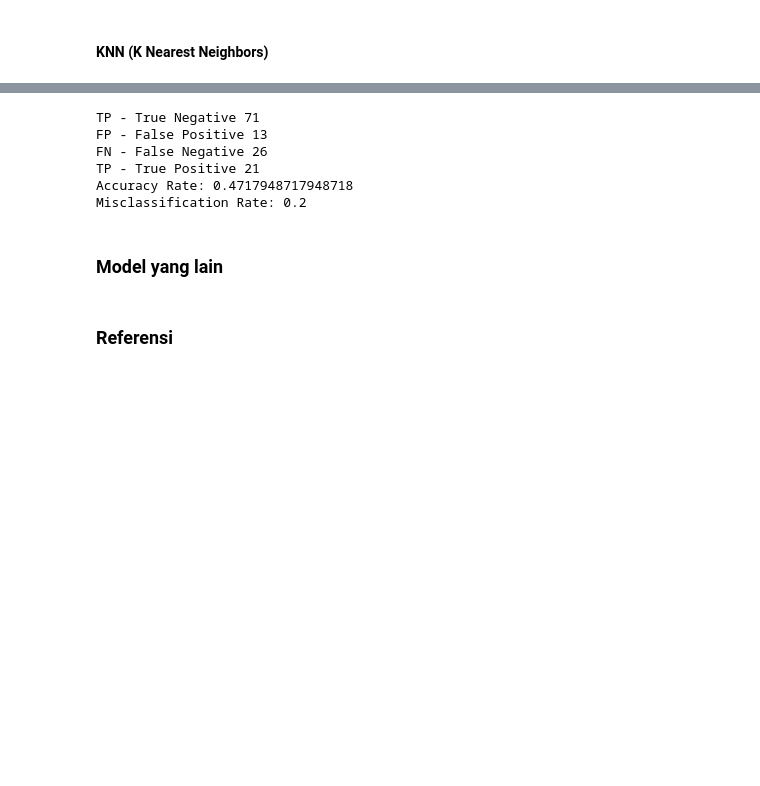
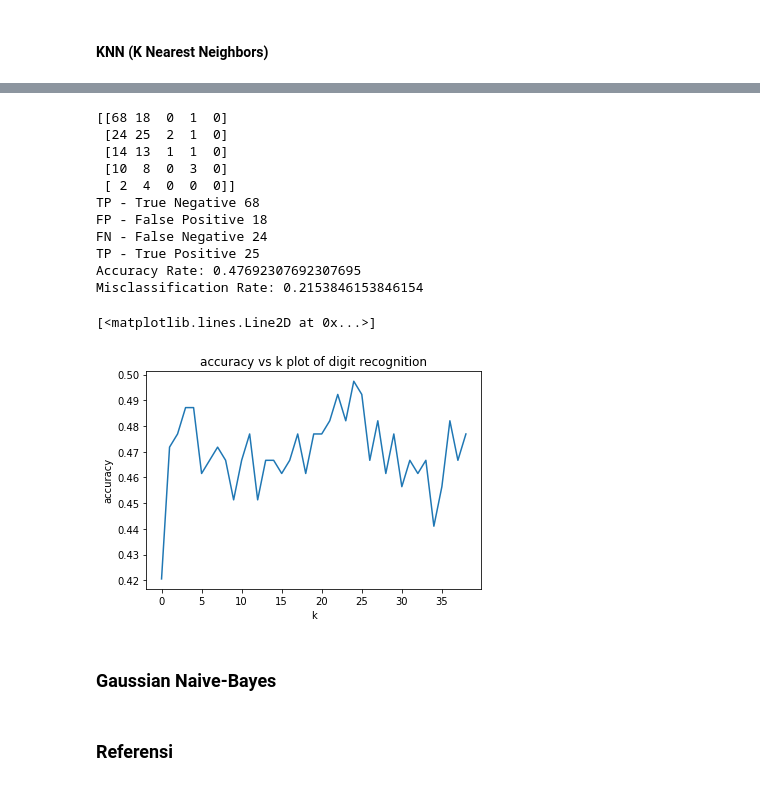
Before and after one commit to aldoazali/ButuhPassingan_IF3170, a Jupyter notebook: IF3170_Butuh_Passingan.ipynb, the cells around one changed output, grey strips where cells are left out. Saved outputs shown, nothing was run; the diff lists cells and outputs as text; code cells hidden in the pictures; blank space fills up the shorter version.

```diff
--- a/IF3170_Butuh_Passingan.ipynb
+++ b/IF3170_Butuh_Passingan.ipynb
@@ -262,7 +297,7 @@ weighted avg       0.40      0.49      0.43       195
 # %%
 # Print out confusion matrix
 cmat = confusion_matrix(y_test_split, predict_knn)
-#print(cmat)
+print(cmat)
 print('TP - True Negative {}'.format(cmat[0,0]))
 print('FP - False Positive {}'.format(cmat[0,1]))
 print('FN - False Negative {}'.format(cmat[1,0]))
@@ -270,11 +305,14 @@ print('TP - True Positive {}'.format(cmat[1,1]))
 print('Accuracy Rate: {}'.format(np.divide(np.sum([cmat[0,0],cmat[1,1]]),np.sum(cmat))))
 print('Misclassification Rate: {}'.format(np.divide(np.sum([cmat[0,1],cmat[1,0]]),np.sum(cmat))))
 # %% [output]
-TP - True Negative 71
-FP - False Positive 13
-FN - False Negative 26
-TP - True Positive 21
-Accuracy Rate: 0.4717948717948718
-Misclassification Rate: 0.2
+[[68 18  0  1  0]
+ [24 25  2  1  0]
+ [14 13  1  1  0]
+ [10  8  0  3  0]
+ [ 2  4  0  0  0]]
+TP - True Negative 68
+FP - False Positive 18
+FN - False Negative 24
+TP - True Positive 25
+Accuracy Rate: 0.47692307692307695
+Misclassification Rate: 0.2153846153846154
-# %% [markdown]
-### Model yang lain
@@ -282,0 +319,18 @@ Misclassification Rate: 0.2
+# %%
+val_accuracy = []
+for i in np.arange(1,40):
+    knn = KNeighborsClassifier(n_neighbors=i)
+    knn.fit(X_train_split,y_train_split)
+    y_predict_split = knn.predict(X_test_split)
+    performance = np.mean(y_predict_split == y_test_split)
+    val_accuracy.append(performance)
+# %%
+plt.title('accuracy vs k plot of digit recognition')
+plt.xlabel('k')
+plt.ylabel('accuracy')
+plt.plot(val_accuracy)
+# %% [output]
+[<matplotlib.lines.Line2D at 0x...>]
+[figure, added]
+# %% [markdown]
+### Gaussian Naive-Bayes
```
Also changed, not shown: parts of 18 cells of this notebook.
